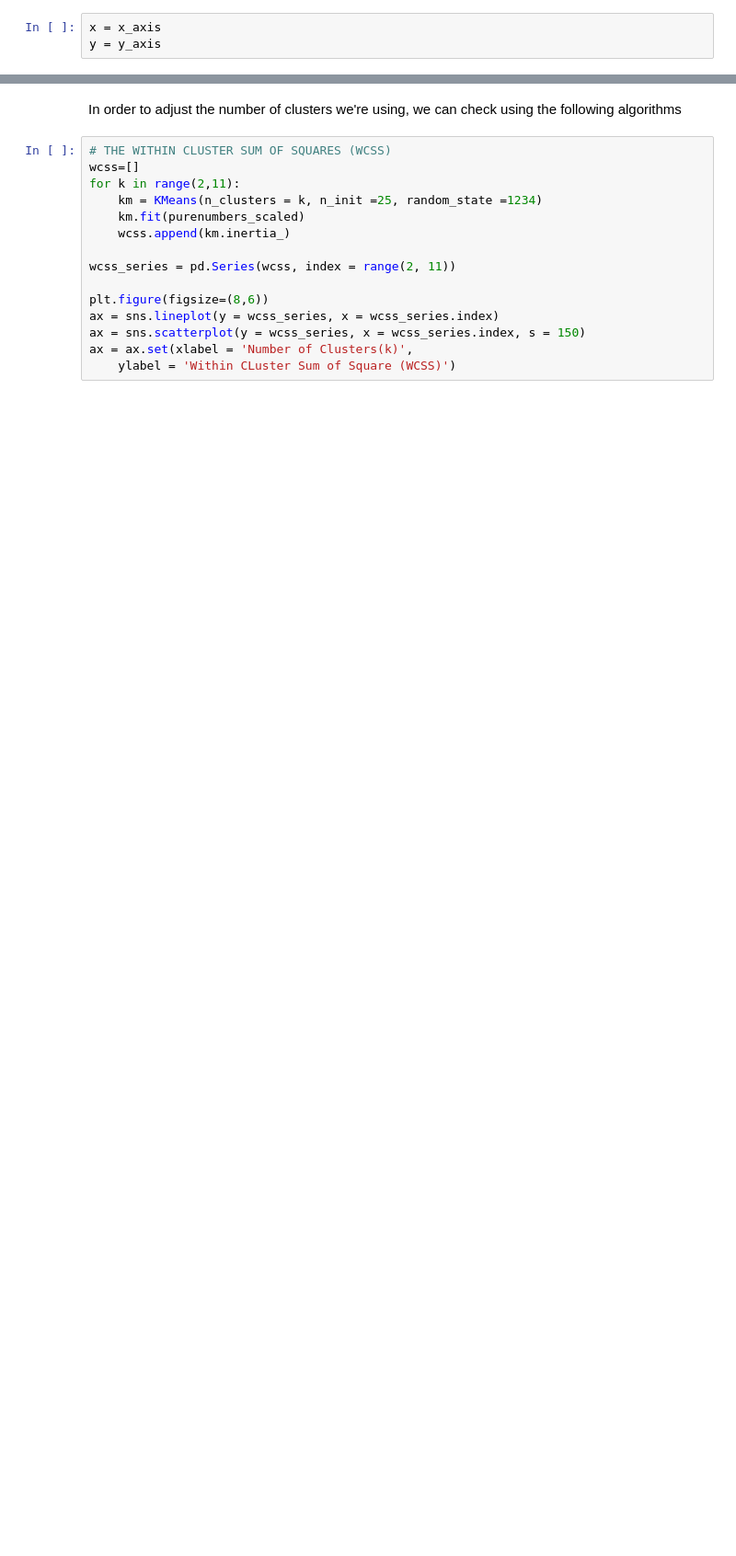
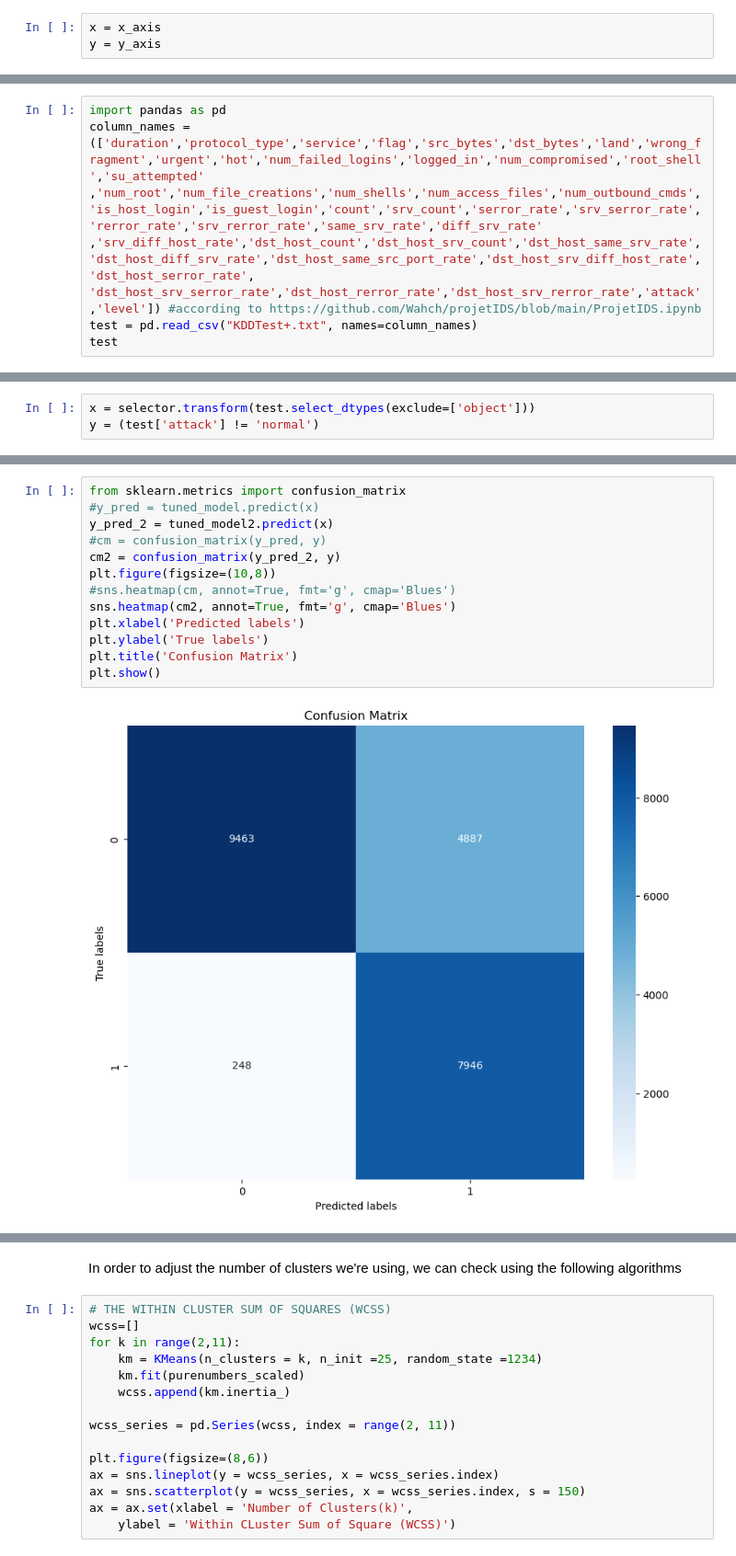
Before and after one commit to jameshills6502/Machine-Learning-Models-for-Intrusion-Detection, a Jupyter notebook: mla2141560.ipynb, the cells around one changed output, grey strips where cells are left out. Shown at 92% size. Drawn from its saved outputs; the diff is of its cells as text; blank space fills up the shorter version.

```diff
--- a/mla2141560.ipynb
+++ b/mla2141560.ipynb
@@ -385,0 +282,8 @@ for i in range(len(cluster_centers)):
+# %%
+import pandas as pd
+column_names = (['duration','protocol_type','service','flag','src_bytes','dst_bytes','land','wrong_fragment','urgent','hot','num_failed_logins','logged_in','num_compromised','root_shell','su_attempted'
+,'num_root','num_file_creations','num_shells','num_access_files','num_outbound_cmds','is_host_login','is_guest_login','count','srv_count','serror_rate','srv_serror_rate','rerror_rate','srv_rerror_rate','same_srv_rate','diff_srv_rate'
+,'srv_diff_host_rate','dst_host_count','dst_host_srv_count','dst_host_same_srv_rate','dst_host_diff_srv_rate','dst_host_same_src_port_rate','dst_host_srv_diff_host_rate','dst_host_serror_rate',
+'dst_host_srv_serror_rate','dst_host_rerror_rate','dst_host_srv_rerror_rate','attack','level']) #according to https://github.com/Wahch/projetIDS/blob/main/ProjetIDS.ipynb
+test = pd.read_csv("KDDTest+.txt", names=column_names)
+test
@@ -385,0 +304,3 @@ for i in range(len(cluster_centers)):
+# %%
+x = selector.transform(test.select_dtypes(exclude=['object']))
+y = (test['attack'] != 'normal')
@@ -385,0 +323,15 @@ for i in range(len(cluster_centers)):
+# %%
+from sklearn.metrics import confusion_matrix
+#y_pred = tuned_model.predict(x)
+y_pred_2 = tuned_model2.predict(x)
+#cm = confusion_matrix(y_pred, y)
+cm2 = confusion_matrix(y_pred_2, y)
+plt.figure(figsize=(10,8))
+#sns.heatmap(cm, annot=True, fmt='g', cmap='Blues')
+sns.heatmap(cm2, annot=True, fmt='g', cmap='Blues')
+plt.xlabel('Predicted labels')
+plt.ylabel('True labels')
+plt.title('Confusion Matrix')
+plt.show()
+# %% [output]
+[figure, added]
```
Also changed, not shown: parts of 46 cells of this notebook.
